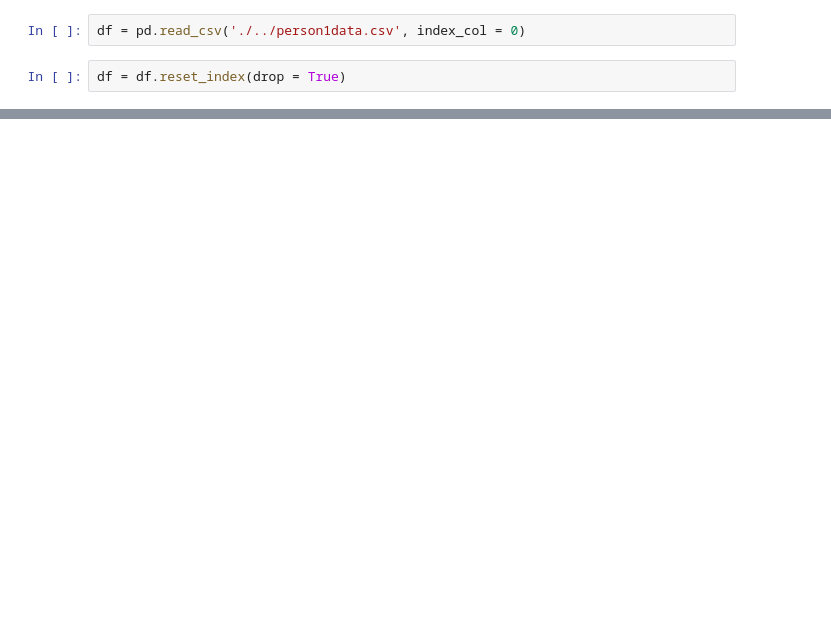
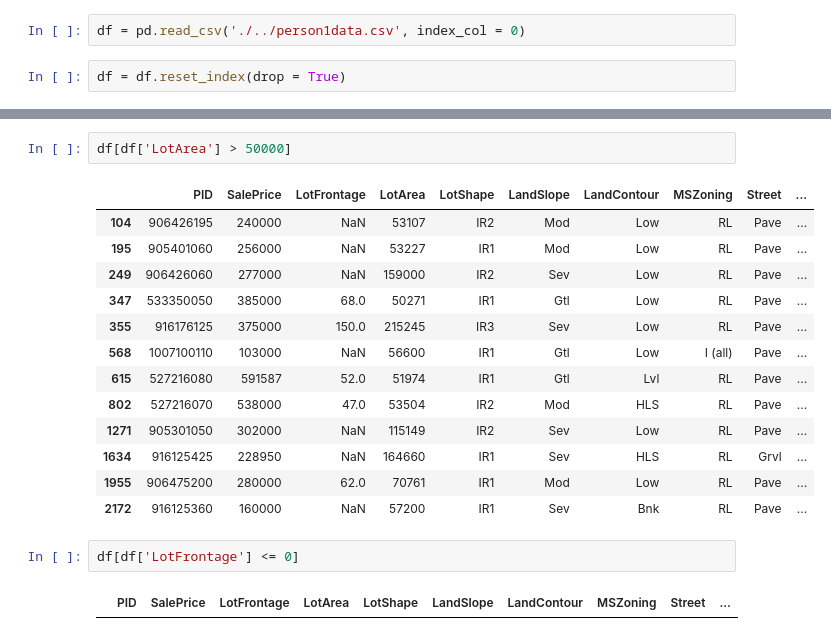
Before and after one commit to kiwymic/operation_goldfish-1, a Jupyter notebook: Matt/feature_exploration_feature_grp_1.ipynb, the cells around one changed output, grey strips where cells are left out. Cells and saved outputs as stored; diff of their text form; blank space fills up the shorter version.

```diff
--- a/Matt/feature_exploration_feature_grp_1.ipynb
+++ b/Matt/feature_exploration_feature_grp_1.ipynb
@@ -81,3 +86,23 @@ df = df.reset_index(drop = True)
+# %%
+df[df['LotArea'] > 50000]
+# %% [output]
+|  | PID | SalePrice | LotFrontage | LotArea | LotShape | LandSlope | LandContour | MSZoning | Street | ... |
+| 104 | 906426195 | 240000 | NaN | 53107 | IR2 | Mod | Low | RL | Pave | ... |
+| 195 | 905401060 | 256000 | NaN | 53227 | IR1 | Mod | Low | RL | Pave | ... |
+| 249 | 906426060 | 277000 | NaN | 159000 | IR2 | Sev | Low | RL | Pave | ... |
+| 347 | 533350050 | 385000 | 68.0 | 50271 | IR1 | Gtl | Low | RL | Pave | ... |
+| 355 | 916176125 | 375000 | 150.0 | 215245 | IR3 | Sev | Low | RL | Pave | ... |
+| 568 | 1007100110 | 103000 | NaN | 56600 | IR1 | Gtl | Low | I (all) | Pave | ... |
+| 615 | 527216080 | 591587 | 52.0 | 51974 | IR1 | Gtl | Lvl | RL | Pave | ... |
+| 802 | 527216070 | 538000 | 47.0 | 53504 | IR2 | Mod | HLS | RL | Pave | ... |
+| 1271 | 905301050 | 302000 | NaN | 115149 | IR2 | Sev | Low | RL | Pave | ... |
+| 1634 | 916125425 | 228950 | NaN | 164660 | IR1 | Sev | HLS | RL | Grvl | ... |
+| 1955 | 906475200 | 280000 | 62.0 | 70761 | IR1 | Mod | Low | RL | Pave | ... |
+| 2172 | 916125360 | 160000 | NaN | 57200 | IR1 | Sev | Bnk | RL | Pave | ... |
+# %%
+df[df['LotFrontage'] <= 0]
+# %% [output]
+|  | PID | SalePrice | LotFrontage | LotArea | LotShape | LandSlope | LandContour | MSZoning | Street | ... |
 # %%
 EDA_plots(df, features = df.columns[0:5])
 # %% [output]
```
Also changed, not shown: parts of 8 cells of this notebook, 1 other file.
